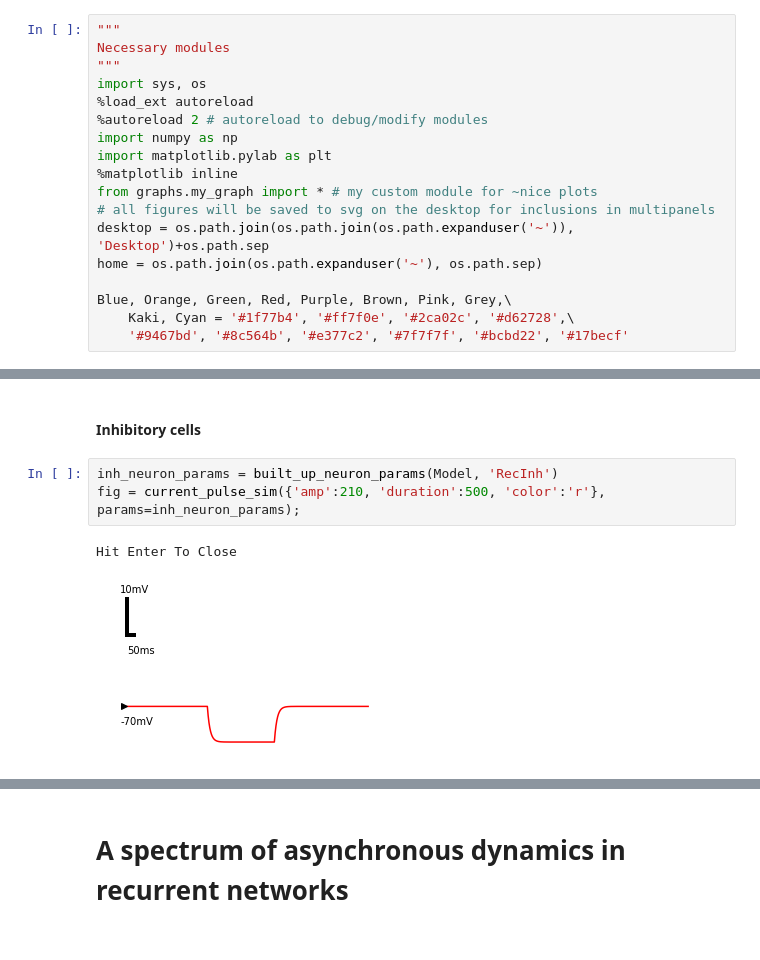
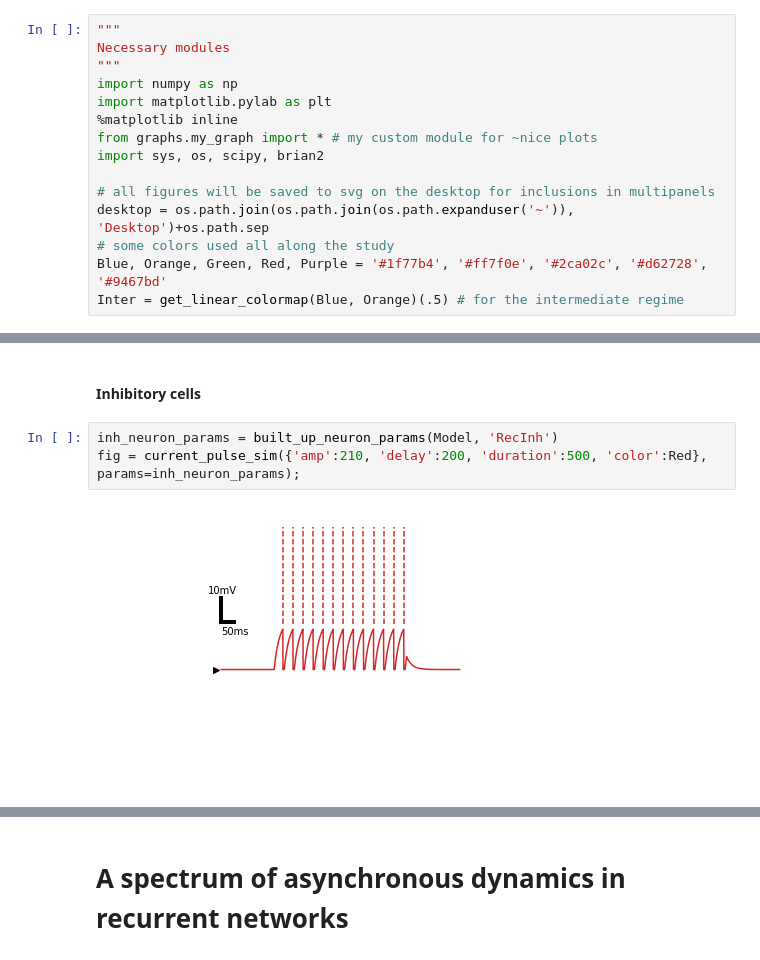
Before and after one commit to yzerlaut/notebook_papers, a Jupyter notebook: The_Spectrum_of_Asynch_Dynamics_2018.ipynb, the cells around one changed output, grey strips where cells are left out. Drawn from its saved outputs; the diff is of its cells as text.

```diff
--- a/The_Spectrum_of_Asynch_Dynamics_2018.ipynb
+++ b/The_Spectrum_of_Asynch_Dynamics_2018.ipynb
@@ -9,17 +20,14 @@ at higher activity levels.
 """
 Necessary modules
 """
-import sys, os
-%load_ext autoreload
-%autoreload 2 # autoreload to debug/modify modules
 import numpy as np
 import matplotlib.pylab as plt
 %matplotlib inline
 from graphs.my_graph import * # my custom module for ~nice plots
+import sys, os, scipy, brian2
+
 # all figures will be saved to svg on the desktop for inclusions in multipanels
 desktop = os.path.join(os.path.join(os.path.expanduser('~')), 'Desktop')+os.path.sep
-home = os.path.join(os.path.expanduser('~'), os.path.sep)
-
-Blue, Orange, Green, Red, Purple, Brown, Pink, Grey,\
-    Kaki, Cyan = '#1f77b4', '#ff7f0e', '#2ca02c', '#d62728',\
-    '#9467bd', '#8c564b', '#e377c2', '#7f7f7f', '#bcbd22', '#17becf'
+# some colors used all along the study
+Blue, Orange, Green, Red, Purple = '#1f77b4', '#ff7f0e', '#2ca02c', '#d62728', '#9467bd'
+Inter = get_linear_colormap(Blue, Orange)(.5) # for the intermediate regime
@@ -113,10 +129,9 @@ fig = current_pulse_sim({'amp':210, 'duration':500, 'color':'g'}, params=exc_neu
 #### Inhibitory cells
 # %%
 inh_neuron_params = built_up_neuron_params(Model, 'RecInh')
-fig = current_pulse_sim({'amp':210, 'duration':500, 'color':'r'}, params=inh_neuron_params);
+fig = current_pulse_sim({'amp':210, 'delay':200, 'duration':500, 'color':Red}, params=inh_neuron_params);
 # %% [output]
-Hit Enter To Close
-[figure, old version]
+[figure, new version]
 # %%
 #########################################################
 ####### PSP associated to each synaptic connection ######
```
Also changed, not shown: parts of 92 cells of this notebook, 1 other file.
